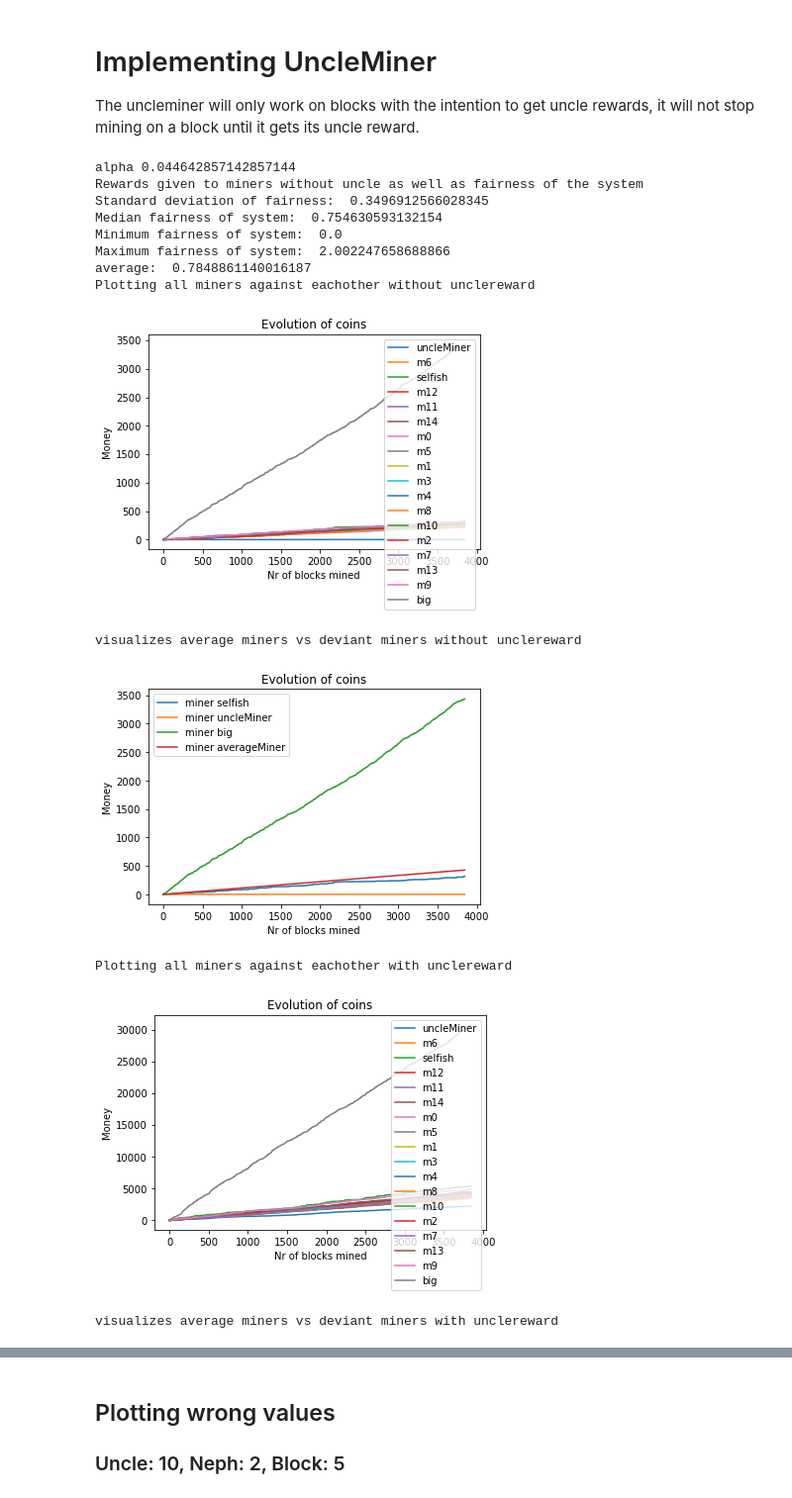
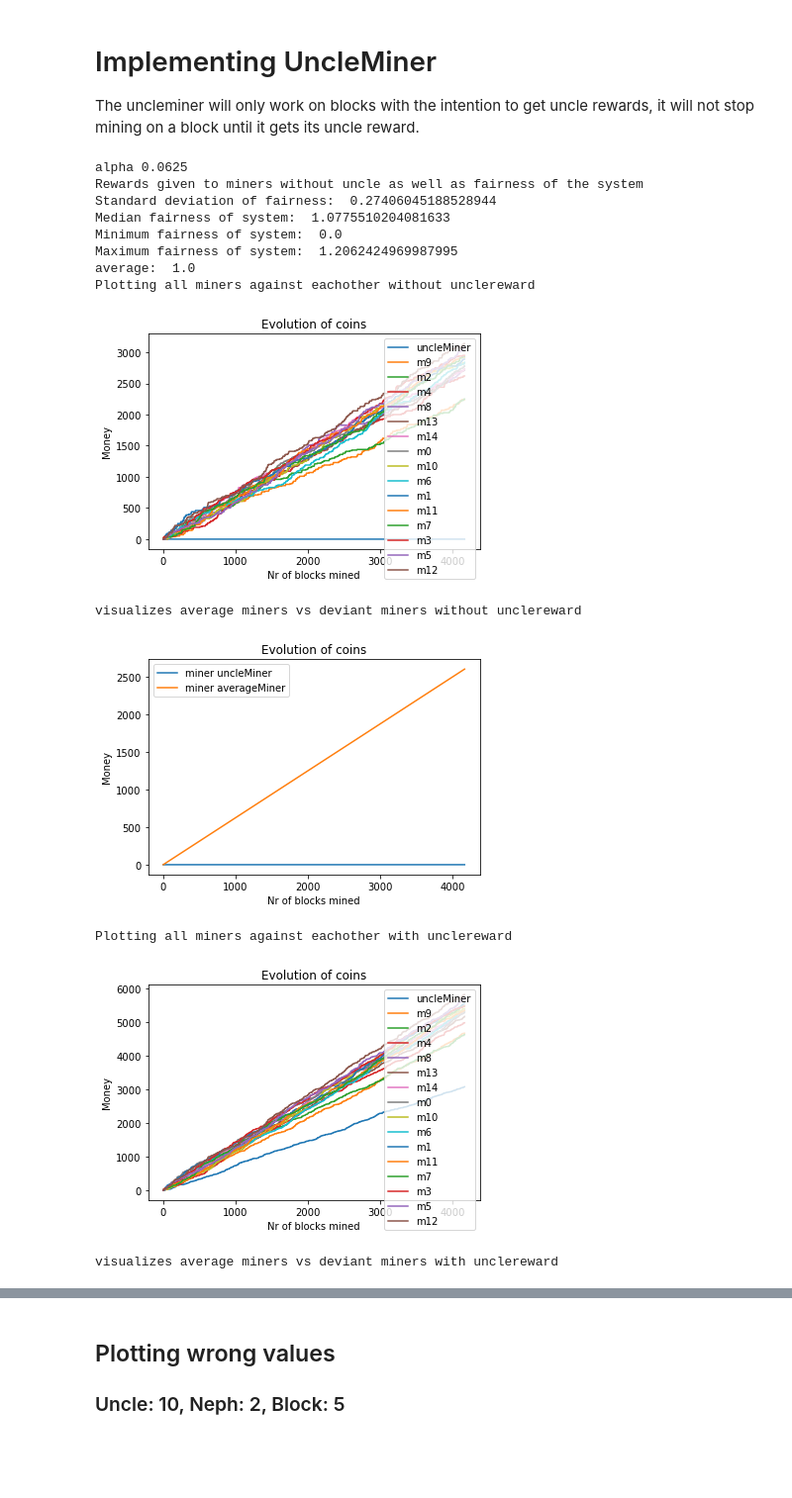
Before and after one commit to TTorgersen/dat650Project, a Jupyter notebook: uncle.ipynb, the cells around one changed output, grey strips where cells are left out. Shown at 99% size. Cells and saved outputs as stored; diff of their text form; code cells hidden in the pictures; blank space fills up the shorter version.

Commit message:
last update

```diff
--- a/uncle.ipynb
+++ b/uncle.ipynb
@@ -642,48 +649,43 @@ The uncleminer will only work on blocks with the intention to get uncle rewards,
 # %%
 
 bc = Blockchain("0", BASEDIFFICULTY)
 miners = []
 for i in range(15):
     m = Miner(5, "m"+str(i), bc)
     miners.append(m)
 
 uncleMiner = UncleMiner(5,"uncleMiner", bc)
-big = Miner(25,"big", bc)
-selfish = SelfishMiner(7, "selfish", bc)
+
 while bc.size < BLOCKCHAINSIZE:
     uncleMiner.PoWSolver()
-    selfish.PoWSolver()
 
     for m in miners:
         m.PoWSolver()
-    big.PoWSolver()
-    big.UpdateLast()
-    selfish.UpdateLast()
+
     uncleMiner.UpdateLast()
     for m in miners:
         m.UpdateLast()
 
 
 miners.append(uncleMiner)
-miners.append(big)
-miners.append(selfish)
+
 total = 0
 for m in miners:
     total += m.miningPower
 print("alpha {}".format(uncleMiner.miningPower/total))
 analyzeBlockchain(miners,bc)
 # %% [output]
-alpha 0.044642857142857144
+alpha 0.0625
 Rewards given to miners without uncle as well as fairness of the system
-Standard deviation of fairness:  0.3496912566028345
-Median fairness of system:  0.754630593132154
+Standard deviation of fairness:  0.27406045188528944
+Median fairness of system:  1.0775510204081633
 Minimum fairness of system:  0.0
-Maximum fairness of system:  2.002247658688866
-average:  0.7848861140016187
+Maximum fairness of system:  1.2062424969987995
+average:  1.0
 Plotting all miners against eachother without unclereward
-[figure, old version]
+[figure, new version]
 visualizes average miners vs deviant miners without unclereward
-[figure, old version]
+[figure, new version]
 Plotting all miners against eachother with unclereward
-[figure, old version]
+[figure, new version]
 visualizes average miners vs deviant miners with unclereward
```
Also changed, not shown: parts of 9 cells of this notebook.
